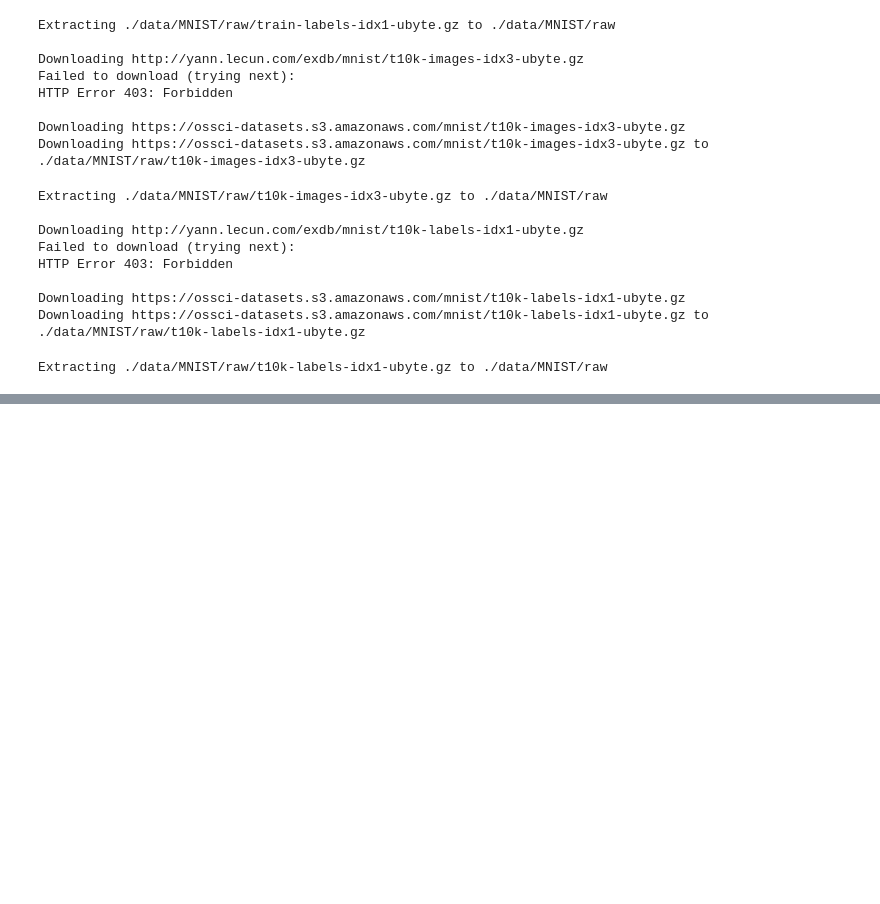
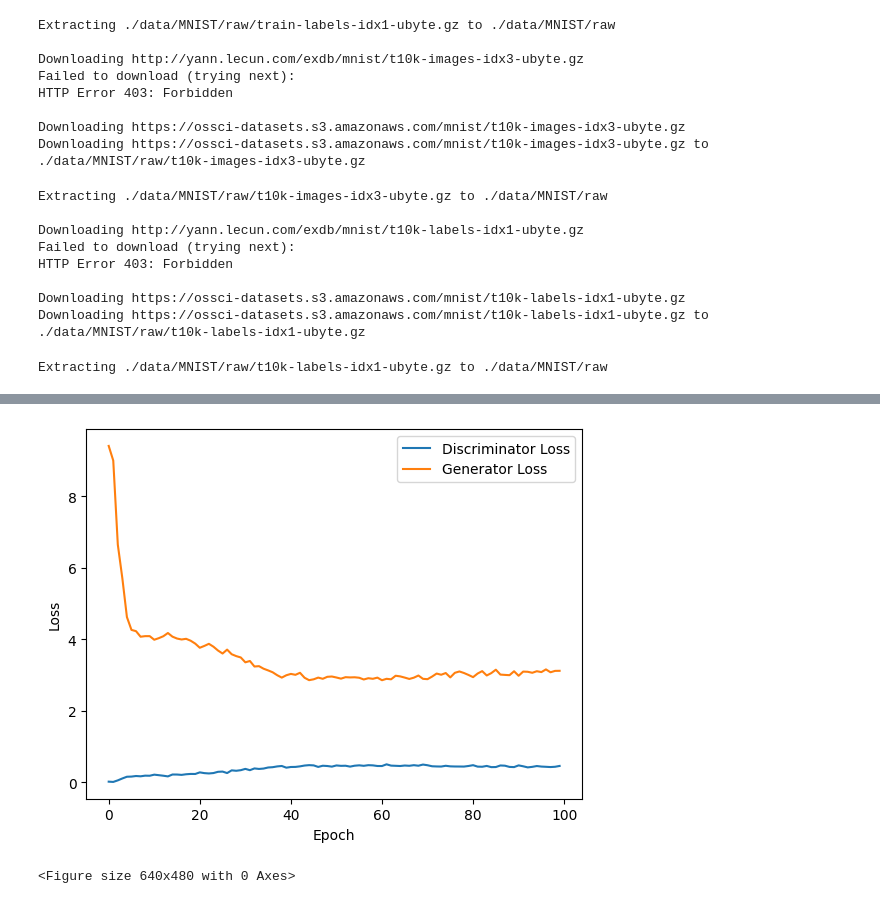
Before and after one commit to KacaPopovic/Minimal-GAN, a Jupyter notebook: Untitled5.ipynb, the cells around one changed output, grey strips where cells are left out. Cells and saved outputs as stored; diff of their text form; code cells hidden in the pictures; blank space fills up the shorter version.

```diff
--- a/Untitled5.ipynb
+++ b/Untitled5.ipynb
@@ -313,0 +343,16 @@ RuntimeError: Expected 3D (unbatched) or 4D (batched) input to conv_transpose2d,
+# %%
+plt.figure()
+plt.plot(D_losses, label='Discriminator Loss')
+plt.plot(G_losses, label='Generator Loss')
+plt.xlabel('Epoch')
+plt.ylabel('Loss')
+plt.legend()
+plt.show()
+
+if not os.path.exists('res'):
+    os.makedirs('res')
+plt.savefig('res/loss_MNIST_CNN.png', bbox_inches='tight')
+plt.show()
+# %% [output]
+[figure, added]
+<Figure size 640x480 with 0 Axes>
```
Also changed, not shown: parts of 8 cells of this notebook.
